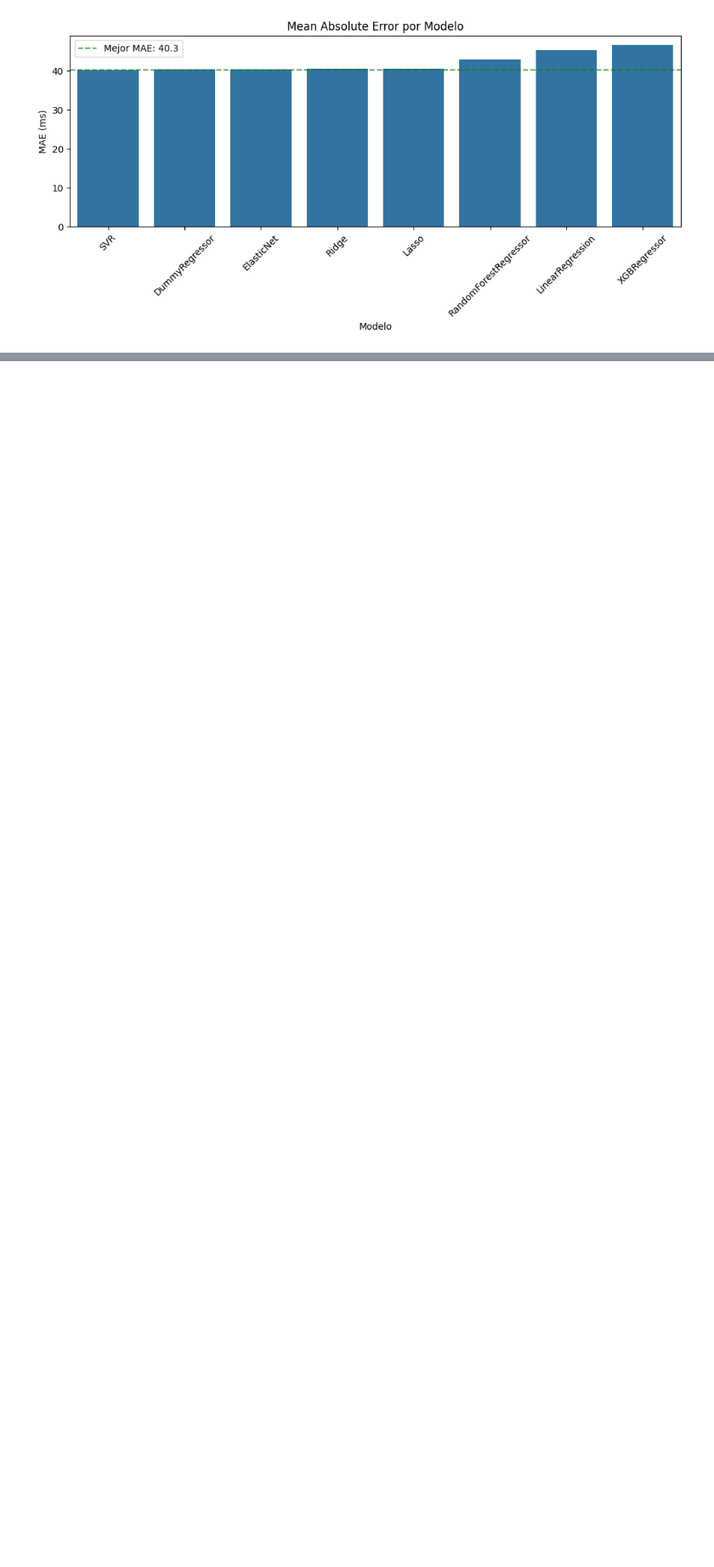
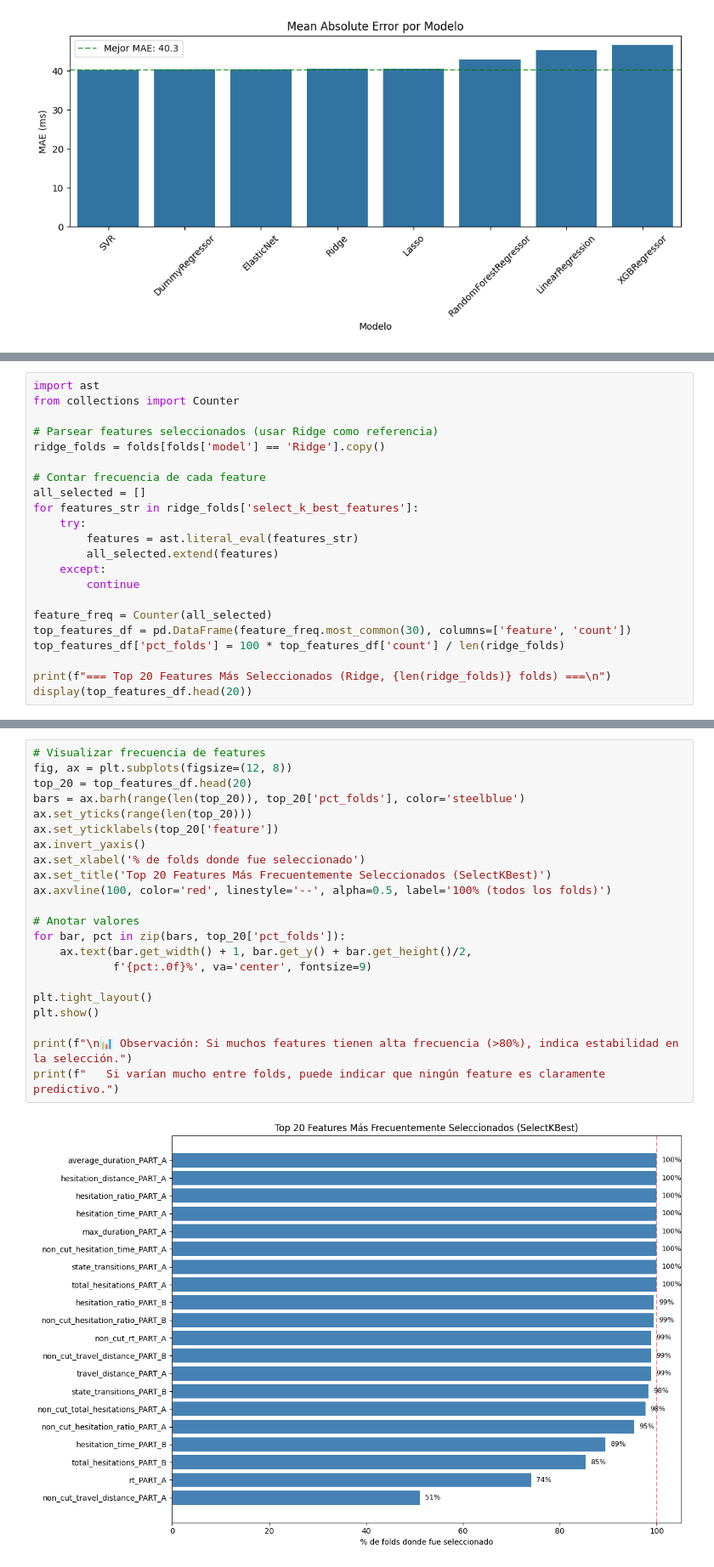
Before and after one commit to gianluca-capelo/datapruebas_analysis, a Jupyter notebook: analysis/tmt_ssrt_ml_results_analysis.ipynb, the cells around one changed output, grey strips where cells are left out. Shown at 85% size. Cells and saved outputs as stored; diff of their text form; blank space fills up the shorter version.

```diff
--- a/analysis/tmt_ssrt_ml_results_analysis.ipynb
+++ b/analysis/tmt_ssrt_ml_results_analysis.ipynb
@@ -78,0 +288,22 @@ plt.show()
+# %%
+import ast
+from collections import Counter
+
+# Parsear features seleccionados (usar Ridge como referencia)
+ridge_folds = folds[folds['model'] == 'Ridge'].copy()
+
+# Contar frecuencia de cada feature
+all_selected = []
+for features_str in ridge_folds['select_k_best_features']:
+    try:
+        features = ast.literal_eval(features_str)
+        all_selected.extend(features)
+    except:
+        continue
+
+feature_freq = Counter(all_selected)
+top_features_df = pd.DataFrame(feature_freq.most_common(30), columns=['feature', 'count'])
+top_features_df['pct_folds'] = 100 * top_features_df['count'] / len(ridge_folds)
+
+print(f"=== Top 20 Features Más Seleccionados (Ridge, {len(ridge_folds)} folds) ===\n")
+display(top_features_df.head(20))
@@ -78,0 +329,24 @@ plt.show()
+# %%
+# Visualizar frecuencia de features
+fig, ax = plt.subplots(figsize=(12, 8))
+top_20 = top_features_df.head(20)
+bars = ax.barh(range(len(top_20)), top_20['pct_folds'], color='steelblue')
+ax.set_yticks(range(len(top_20)))
+ax.set_yticklabels(top_20['feature'])
+ax.invert_yaxis()
+ax.set_xlabel('% de folds donde fue seleccionado')
+ax.set_title('Top 20 Features Más Frecuentemente Seleccionados (SelectKBest)')
+ax.axvline(100, color='red', linestyle='--', alpha=0.5, label='100% (todos los folds)')
+
+# Anotar valores
+for bar, pct in zip(bars, top_20['pct_folds']):
+    ax.text(bar.get_width() + 1, bar.get_y() + bar.get_height()/2,
+            f'{pct:.0f}%', va='center', fontsize=9)
+
+plt.tight_layout()
+plt.show()
+
+print(f"\n📊 Observación: Si muchos features tienen alta frecuencia (>80%), indica estabilidad en la selección.")
+print(f"   Si varían mucho entre folds, puede indicar que ningún feature es claramente predictivo.")
+# %% [output]
+[figure, added]
```
Also changed, not shown: parts of 24 cells of this notebook.
